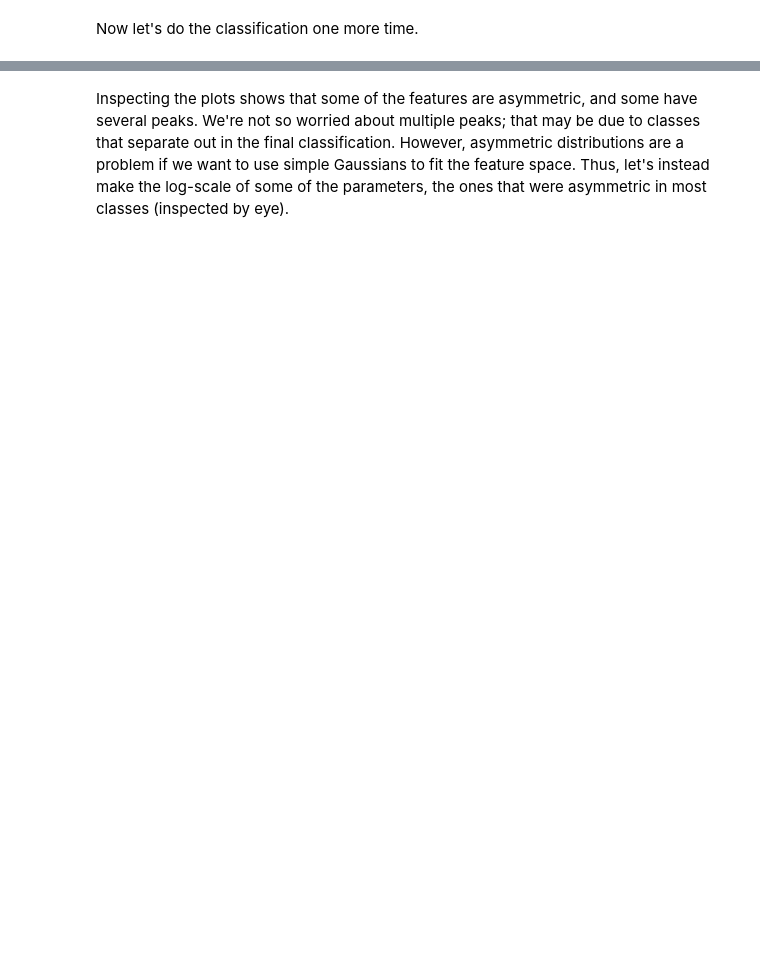
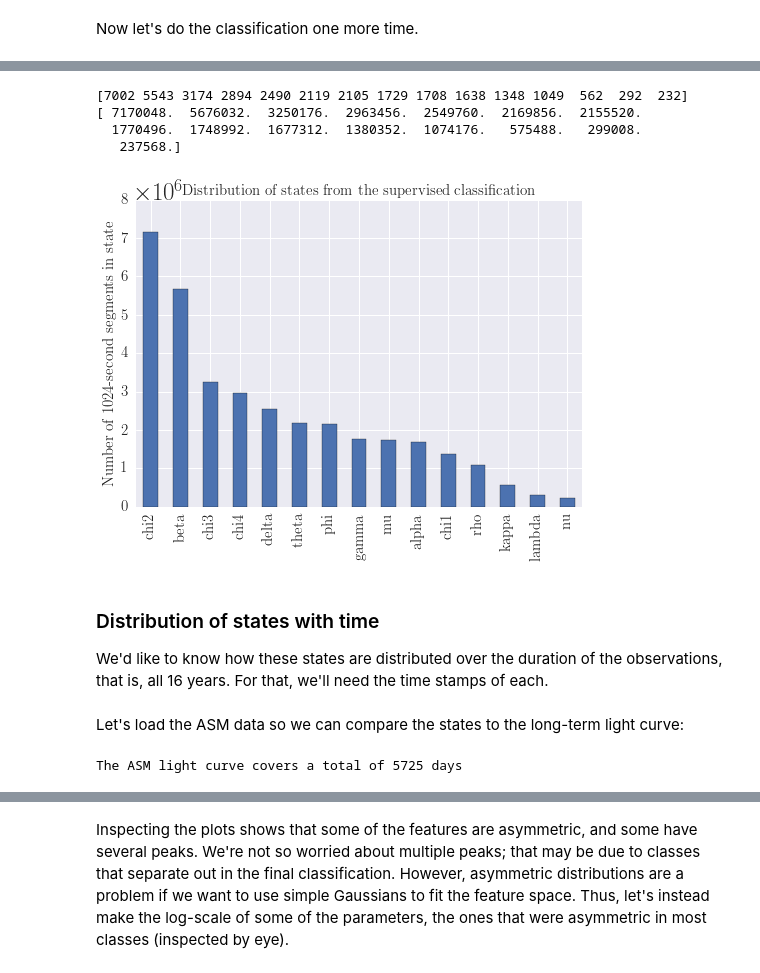
Before and after one commit to dhuppenkothen/BlackHoleMagic, a Jupyter notebook: code/GRS1915_FeatureEngineering.ipynb, the cells around one changed output, grey strips where cells are left out. Cells and saved outputs as stored; diff of their text form; code cells hidden in the pictures; blank space fills up the shorter version.

```diff
--- a/code/GRS1915_FeatureEngineering.ipynb
+++ b/code/GRS1915_FeatureEngineering.ipynb
@@ -1406,0 +1130,7 @@ def plot_features(features_new_all, labels_all, feature_names, datadir="./", fro
+# %%
+f_all = np.vstack((features_new_train, features_new_val, features_new_test))
+
+scaler_train = StandardScaler().fit(f_all)
+fscaled_train = scaler_train.transform(features_new_train)
+fscaled_val = scaler_train.transform(features_new_val)
+fscaled_test = scaler_train.transform(features_new_test)
@@ -1406,0 +1232,23 @@ def plot_features(features_new_all, labels_all, feature_names, datadir="./", fro
+# %%
+nstates = s.value_counts()
+print(nstates.values)
+nstates *= 1024.0
+print(nstates.values)
+
+nstates.plot(kind='bar')
+plt.ticklabel_format(style='sci', axis='y', scilimits=(0,0))
+plt.title("Distribution of  states from the supervised classification", fontsize=15)
+plt.tick_params(axis='both', which='major', labelsize=15)
+plt.ylabel("Number of 1024-second segments in state", fontsize=15)
+plt.savefig(datadir+"grs1915_allclasses_supervised_seconds.pdf", format="pdf")
+#plt.close()
+# %% [output]
+[7002 5543 3174 2894 2490 2119 2105 1729 1708 1638 1348 1049  562  292  232]
+[ 7170048.  5676032.  3250176.  2963456.  2549760.  2169856.  2155520.
+  1770496.  1748992.  1677312.  1380352.  1074176.   575488.   299008.
+   237568.]
+[figure, added]
+# %% [markdown]
+### Distribution of states with time
+
+We'd like to know how these states are distributed over the duration of the observations, that is, all 16 years. For that, we'll need the time stamps of each.
@@ -1406,0 +1278,12 @@ def plot_features(features_new_all, labels_all, feature_names, datadir="./", fro
+# %% [markdown]
+Let's load the ASM data so we can compare the states to the long-term light curve:
+# %%
+## load and plot ASM light curve
+asm = np.loadtxt(datadir+"grs1915_asm_lc.txt",skiprows=5)
+
+asm_time = asm[:,0]
+asm_cr = asm[:,1]
+asm_total = asm_time[-1]-asm_time[0]
+print("The ASM light curve covers a total of %i days"%asm_total)
+# %% [output]
+The ASM light curve covers a total of 5725 days
```
Also changed, not shown: parts of 83 cells of this notebook, 1 other file.
